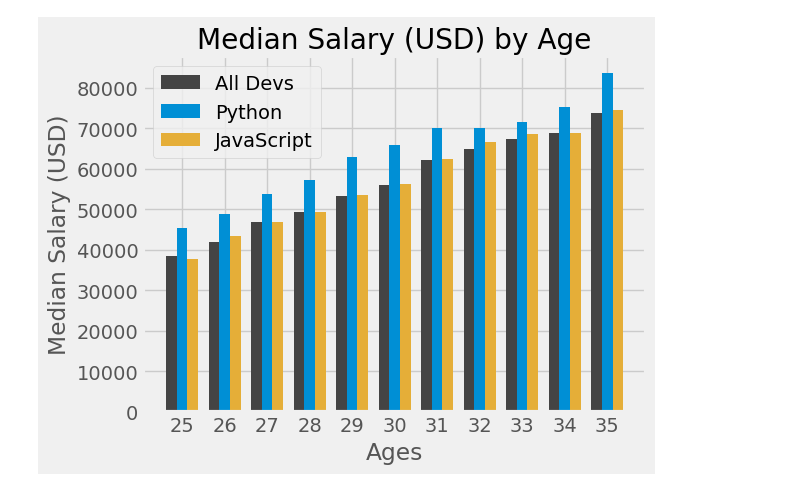
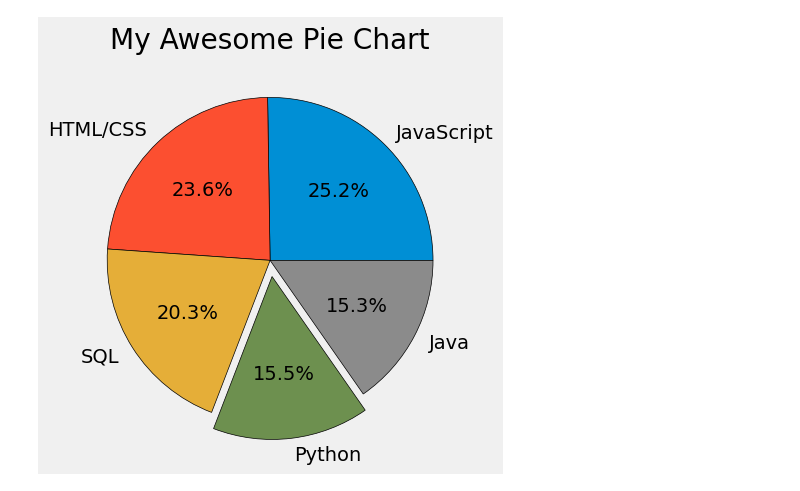
Before and after one commit to ivane98/python-da, a Jupyter notebook: plot.ipynb, the cells around one changed output. Drawn from its saved outputs; the diff is of its cells as text; code cells hidden in the pictures.

```diff
--- a/plot.ipynb
+++ b/plot.ipynb
@@ -1,16 +1,23 @@
-# %%
-from matplotlib import pyplot as plt
-import numpy as np
-
-plt.style.use("fivethirtyeight")
-
-
-plt.title("Median Salary (USD) by Age")
-plt.xlabel("Ages")
-plt.ylabel("Median Salary (USD)")
-
-plt.tight_layout()
-
-plt.show()
-# %% [output]
-[figure, removed]
+# %%
+from matplotlib import pyplot as plt
+
+plt.style.use("fivethirtyeight")
+
+slices = [59219, 55466, 47544, 36443, 35917]
+labels = ['JavaScript', 'HTML/CSS', 'SQL', 'Python', 'Java']
+explode = [0, 0, 0, 0.1, 0]
+
+
+plt.pie(slices, labels=labels, explode=explode, autopct='%1.1f%%', wedgeprops={"edgecolor": "black"})
+
+plt.title("My Awesome Pie Chart")
+plt.tight_layout()
+plt.show()
+
+# Colors:
+# Blue = #008fd5
+# Red = #fc4f30
+# Yellow = #e5ae37
+# Green = #6d904f
+# %% [output]
+[figure, added]
```
Also changed, not shown: 1 other file.
